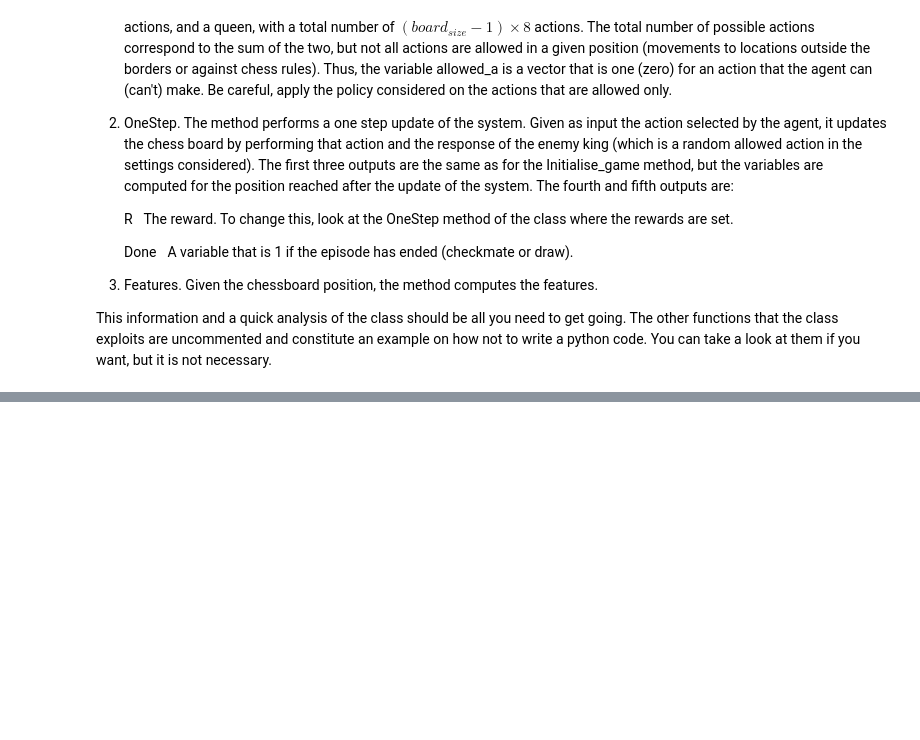
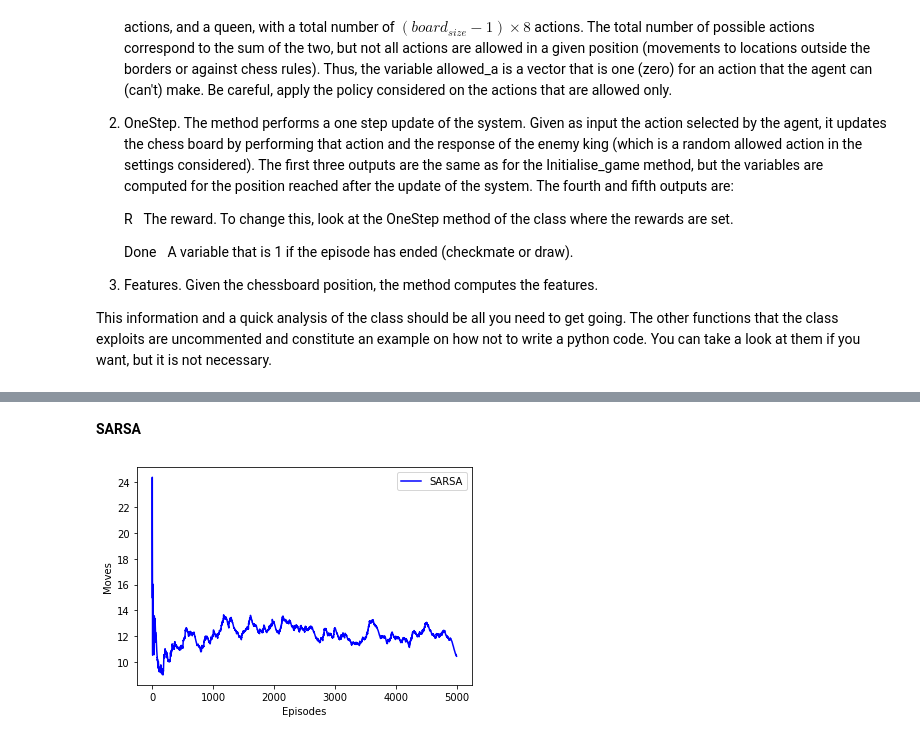
Before and after one commit to ukarag/ReinforcementLearning, a Jupyter notebook: Assignment.ipynb, the cells around one changed output, grey strips where cells are left out. Drawn from its saved outputs; the diff is of its cells as text; code cells hidden in the pictures; blank space fills up the shorter version.

```diff
--- a/Assignment.ipynb
+++ b/Assignment.ipynb
@@ -461,0 +476,21 @@ ax.plot(np.linspace(1, N_episodes, num=N_episodes), N_moves_save)
+# %% [markdown]
+**SARSA**
+# %%
+# import necessary packages
+import pandas as pd
+import matplotlib.pyplot as plt
+
+moves = N_moves_Sarsa
+# create a dataframe
+nrMoves = pd.DataFrame({'moves': moves})
+
+# finding EMA
+ema = nrMoves.ewm(span=1000).mean()
+
+plt.plot(ema, label="SARSA", color="blue")
+plt.xlabel("Episodes")
+plt.ylabel("Moves")
+plt.legend()
+plt.show()
+# %% [output]
+[figure, added]
```
Also changed, not shown: parts of 27 cells of this notebook.
